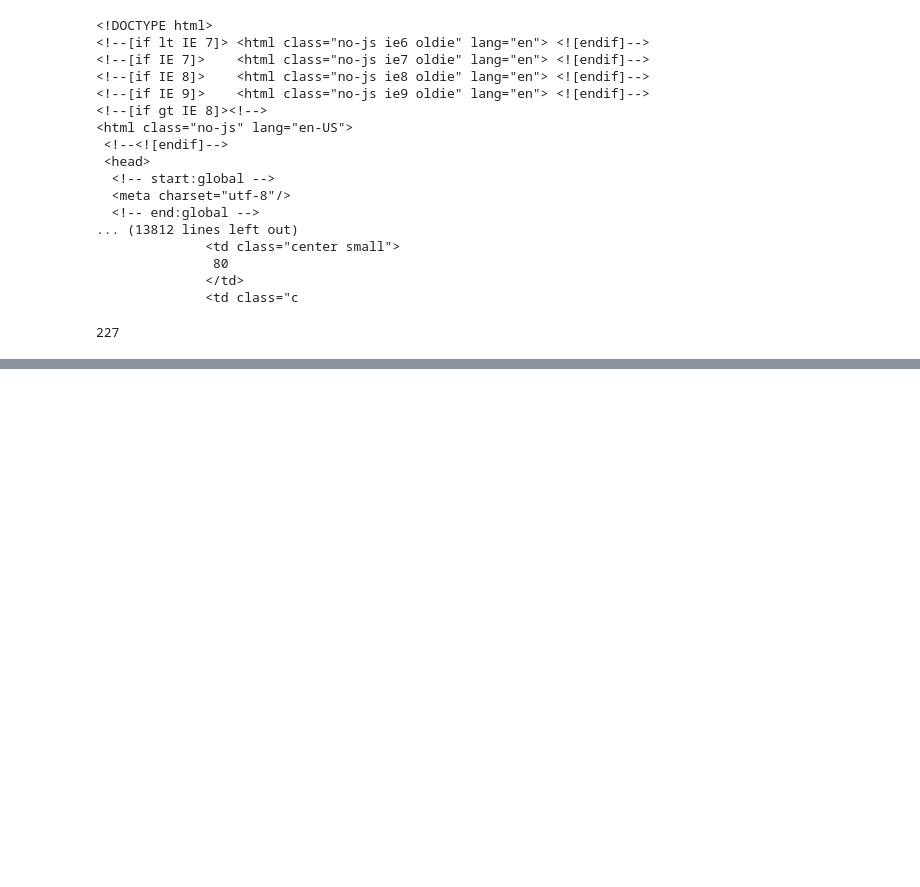
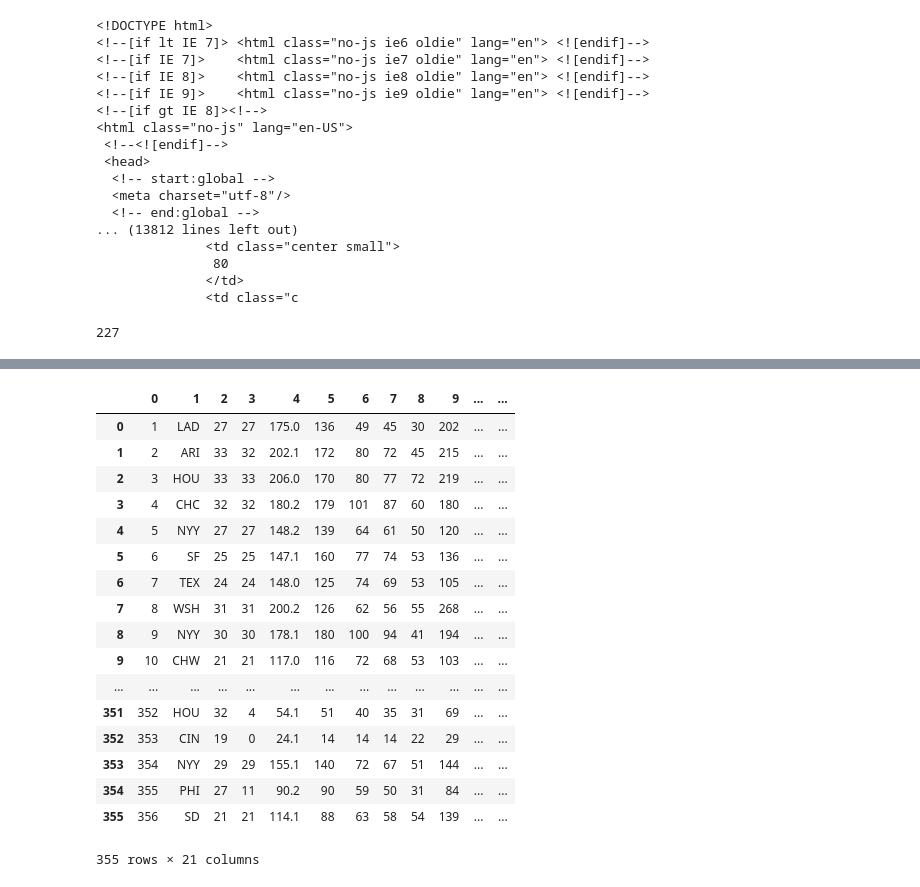
Before and after one commit to Jzbooth/Booth_Metis, a Jupyter notebook: Project_2/project_luther_2.ipynb, the cells around one changed output, grey strips where cells are left out. Cells and saved outputs as stored; diff of their text form; code cells hidden in the pictures; blank space fills up the shorter version.

```diff
--- a/Project_2/project_luther_2.ipynb
+++ b/Project_2/project_luther_2.ipynb
@@ -241,0 +228,50 @@ batdf
+# %%
+#removes the name string from the begining
+
+i = 0
+while i < len(pitchlist):
+    pitchlist[i] = pitchlist[i][:1]+pitchlist[i][2:]
+    i = i + 1
+# %%
+#change the string salary into an integer
+
+i = 0
+while i < len(pitchlist):
+    pitchlist[i][15] = money_to_int(pitchlist[i][15])
+    i = i + 1
+# %%
+#remove the period from the last name
+
+i = 0
+while i < len(pitchlist):
+    pitchlist[i][-2] = pitchlist[i][-2].replace('.','')
+    i = i + 1
+# %%
+#lay out headers and create my data frame
+
+Headers2 = ['RANK', 'TEAM', 'GP', 'GS', 'IP', 'H', 'R', 'ER', 'BB', 'SO', 'W', 'L', 'SV', 'ERA', 'WHIP', 'SALARY', 'FIRST', 'LAST', 'POSITION']
+pitchdf = pd.DataFrame(pitchlist)
+# %%
+#needed to drop a player because his name added unnecessary columns.  jorge de la hoya name is in an abnormal
+#structure so it was easier to delete.  this should not affect the data much.
+
+pitchdf.drop(pitchdf.index[145])
+# %% [output]
+|  | 0 | 1 | 2 | 3 | 4 | 5 | 6 | 7 | 8 | 9 | ... | ... |
+| 0 | 1 | LAD | 27 | 27 | 175.0 | 136 | 49 | 45 | 30 | 202 | ... | ... |
+| 1 | 2 | ARI | 33 | 32 | 202.1 | 172 | 80 | 72 | 45 | 215 | ... | ... |
+| 2 | 3 | HOU | 33 | 33 | 206.0 | 170 | 80 | 77 | 72 | 219 | ... | ... |
+| 3 | 4 | CHC | 32 | 32 | 180.2 | 179 | 101 | 87 | 60 | 180 | ... | ... |
+| 4 | 5 | NYY | 27 | 27 | 148.2 | 139 | 64 | 61 | 50 | 120 | ... | ... |
+| 5 | 6 | SF | 25 | 25 | 147.1 | 160 | 77 | 74 | 53 | 136 | ... | ... |
+| 6 | 7 | TEX | 24 | 24 | 148.0 | 125 | 74 | 69 | 53 | 105 | ... | ... |
+| 7 | 8 | WSH | 31 | 31 | 200.2 | 126 | 62 | 56 | 55 | 268 | ... | ... |
+| 8 | 9 | NYY | 30 | 30 | 178.1 | 180 | 100 | 94 | 41 | 194 | ... | ... |
+| 9 | 10 | CHW | 21 | 21 | 117.0 | 116 | 72 | 68 | 53 | 103 | ... | ... |
+| ... | ... | ... | ... | ... | ... | ... | ... | ... | ... | ... | ... | ... |
+| 351 | 352 | HOU | 32 | 4 | 54.1 | 51 | 40 | 35 | 31 | 69 | ... | ... |
+| 352 | 353 | CIN | 19 | 0 | 24.1 | 14 | 14 | 14 | 22 | 29 | ... | ... |
+| 353 | 354 | NYY | 29 | 29 | 155.1 | 140 | 72 | 67 | 51 | 144 | ... | ... |
+| 354 | 355 | PHI | 27 | 11 | 90.2 | 90 | 59 | 50 | 31 | 84 | ... | ... |
+| 355 | 356 | SD | 21 | 21 | 114.1 | 88 | 63 | 58 | 54 | 139 | ... | ... |
+355 rows × 21 columns
```
Also changed, not shown: parts of 63 cells of this notebook, 9 other files.
